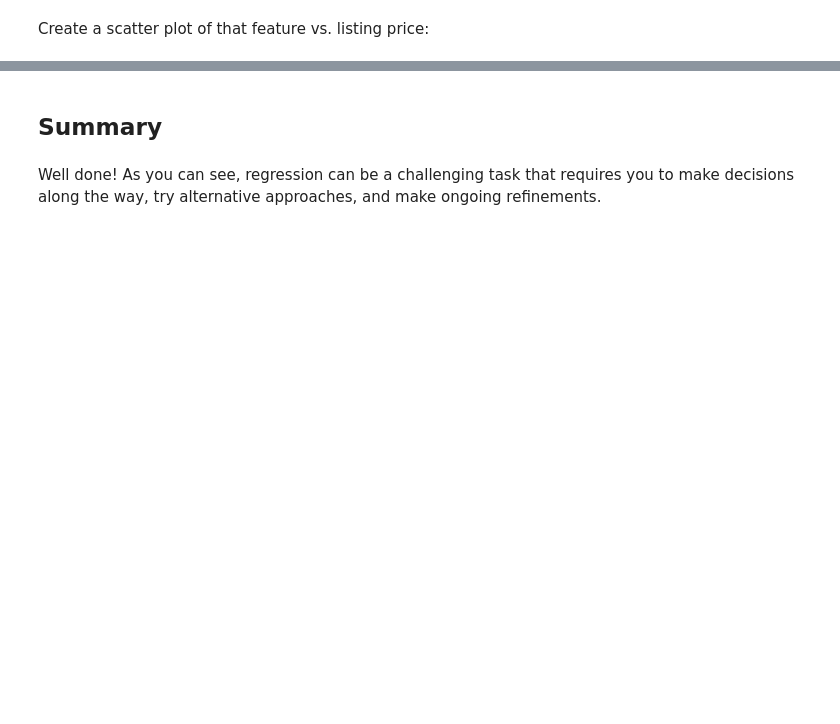
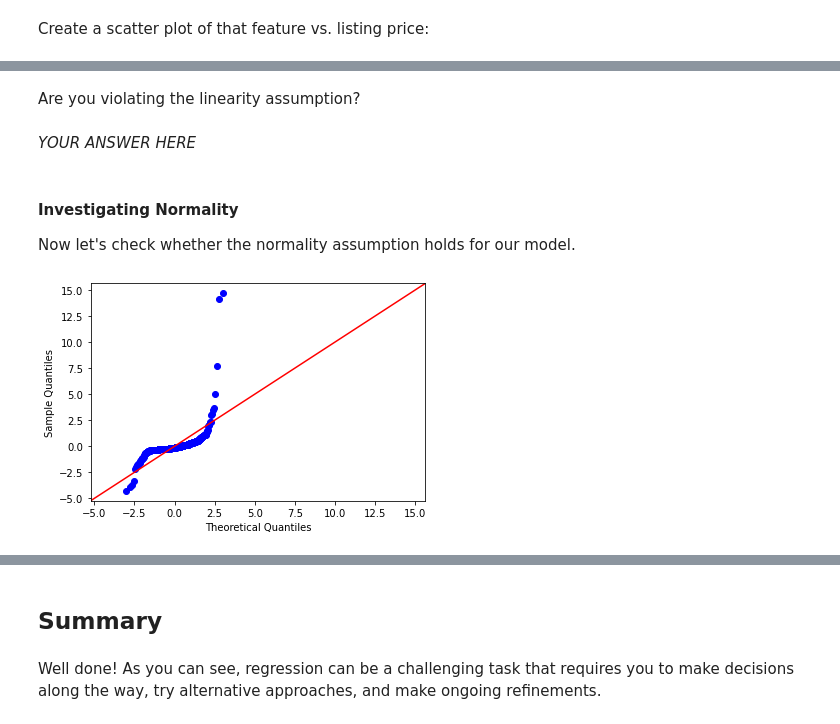
Before and after one commit to learn-co-curriculum/ds-linear-regression-project-axi, a Jupyter notebook: index.ipynb, the cells around one changed output, grey strips where cells are left out. Drawn from its saved outputs; the diff is of its cells as text; code cells hidden in the pictures; blank space fills up the shorter version.

```diff
--- a/index.ipynb
+++ b/index.ipynb
@@ -590,0 +287,17 @@ After completing the project, you could consider the following enhancements if y
+# %% [markdown]
+Are you violating the linearity assumption?
+# %% [markdown]
+*YOUR ANSWER HERE*
+# %% [markdown]
+#### Investigating Normality
+
+Now let's check whether the normality assumption holds for our model.
+# %%
+# Run this code without changes
+import scipy.stats as stats
+import statsmodels.api as sm
+
+residuals = (df.list_price - preds)
+sm.graphics.qqplot(residuals, dist=stats.norm, line='45', fit=True);
+# %% [output]
+[figure, added]
```
Also changed, not shown: parts of 128 cells of this notebook.
